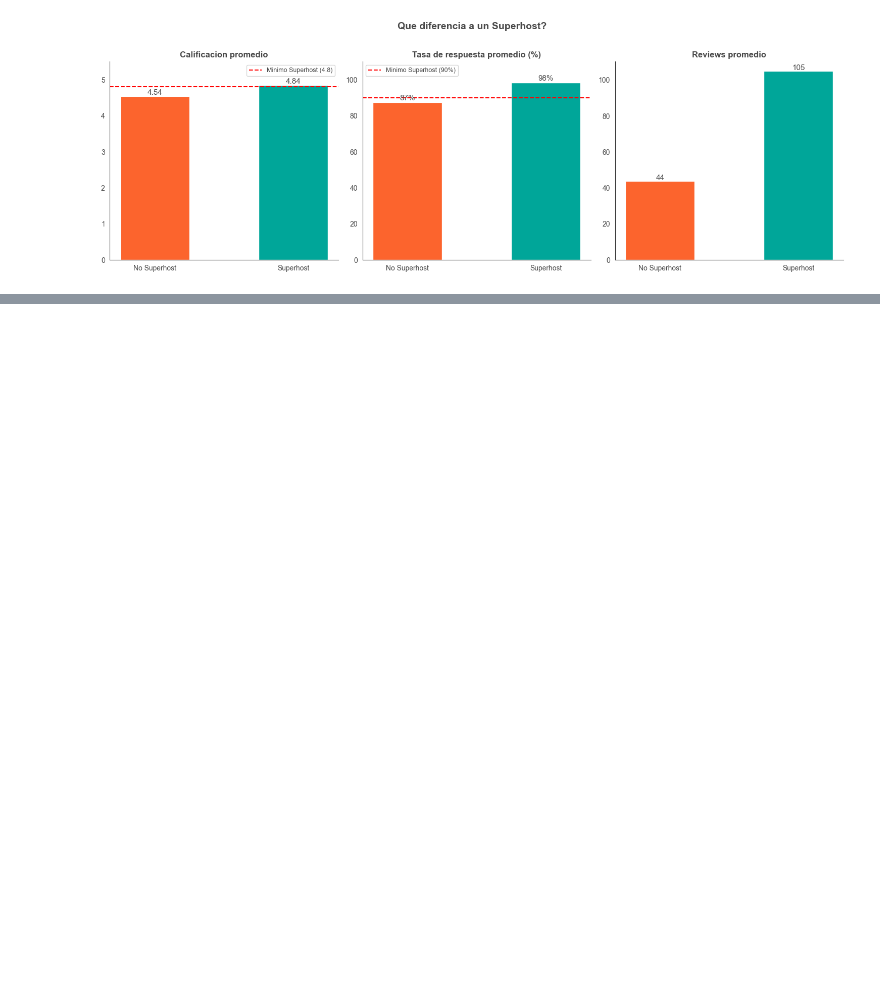
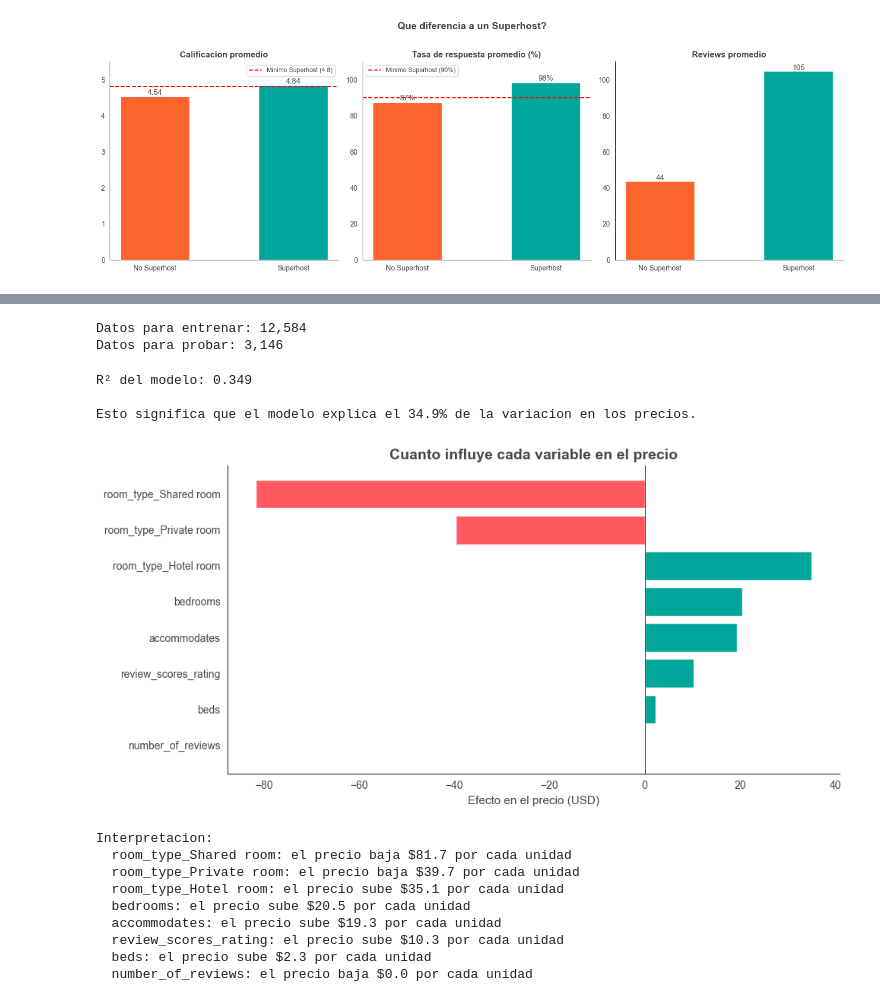
Before and after one commit to jul5289/proyecto-final-airbnb, a Jupyter notebook: notebooks/analisis_airbnb.ipynb, the cells around one changed output, grey strips where cells are left out. Cells and saved outputs as stored; diff of their text form; code cells hidden in the pictures; blank space fills up the shorter version.

Commit message:
Completar notebook: interpretaciones, conclusiones detalladas, README y requirements.txt

```diff
--- a/notebooks/analisis_airbnb.ipynb
+++ b/notebooks/analisis_airbnb.ipynb
@@ -377,0 +421,68 @@ fig.show()
+# %%
+# Paso 2: Dividir datos en entrenamiento y prueba
+# Le damos 80% de los datos para que aprenda, y 20% para probar si aprendio bien
+X = df_modelo.drop('price', axis=1)  # todo MENOS el precio (las variables que usa para predecir)
+y = df_modelo['price']               # el precio (lo que queremos predecir)
+
+X_train, X_test, y_train, y_test = train_test_split(X, y, test_size=0.2, random_state=42)
+
+print(f"Datos para entrenar: {len(X_train):,}")
+print(f"Datos para probar: {len(X_test):,}")
+# %% [output]
+Datos para entrenar: 12,584
+Datos para probar: 3,146
+# %%
+# Paso 3: Entrenar el modelo y ver que tan bien predice
+modelo = LinearRegression()
+modelo.fit(X_train, y_train)  # el modelo "estudia" los datos de entrenamiento
+
+# Hacer predicciones con los datos de prueba
+y_pred = modelo.predict(X_test)
+
+# R² = que tan bien predice el modelo (0 = pesimo, 1 = perfecto)
+r2 = r2_score(y_test, y_pred)
+print(f"R² del modelo: {r2:.3f}")
+print(f"\nEsto significa que el modelo explica el {r2*100:.1f}% de la variacion en los precios.")
+# %% [output]
+R² del modelo: 0.349
+
+Esto significa que el modelo explica el 34.9% de la variacion en los precios.
+# %%
+# Paso 4: Que variables influyen mas en el precio?
+# Los coeficientes nos dicen cuanto sube o baja el precio por cada variable
+coeficientes = pd.DataFrame({
+    'Variable': X.columns,
+    'Coeficiente': modelo.coef_
+}).sort_values('Coeficiente', key=abs, ascending=False)
+
+# Grafico de coeficientes
+plt.figure(figsize=(10, 5))
+colores = [AIRBNB_VERDE if c > 0 else AIRBNB_ROJO for c in coeficientes['Coeficiente']]
+plt.barh(coeficientes['Variable'], coeficientes['Coeficiente'], color=colores)
+
+plt.title('Cuanto influye cada variable en el precio', fontsize=14, fontweight='bold')
+plt.xlabel('Efecto en el precio (USD)', fontsize=11)
+plt.axvline(x=0, color='black', linewidth=0.5)
+
+plt.gca().spines['top'].set_visible(False)
+plt.gca().spines['right'].set_visible(False)
+plt.gca().invert_yaxis()
+
+plt.tight_layout()
+plt.show()
+
+print("\nInterpretacion:")
+for _, row in coeficientes.iterrows():
+    direccion = "sube" if row['Coeficiente'] > 0 else "baja"
+    print(f"  {row['Variable']}: el precio {direccion} ${abs(row['Coeficiente']):.1f} por cada unidad")
+# %% [output]
+[figure, added]
+Interpretacion:
+  room_type_Shared room: el precio baja $81.7 por cada unidad
+  room_type_Private room: el precio baja $39.7 por cada unidad
+  room_type_Hotel room: el precio sube $35.1 por cada unidad
+  bedrooms: el precio sube $20.5 por cada unidad
+  accommodates: el precio sube $19.3 por cada unidad
+  review_scores_rating: el precio sube $10.3 por cada unidad
+  beds: el precio sube $2.3 por cada unidad
+  number_of_reviews: el precio baja $0.0 por cada unidad
```
Also changed, not shown: parts of 9 cells of this notebook, 2 other files.
